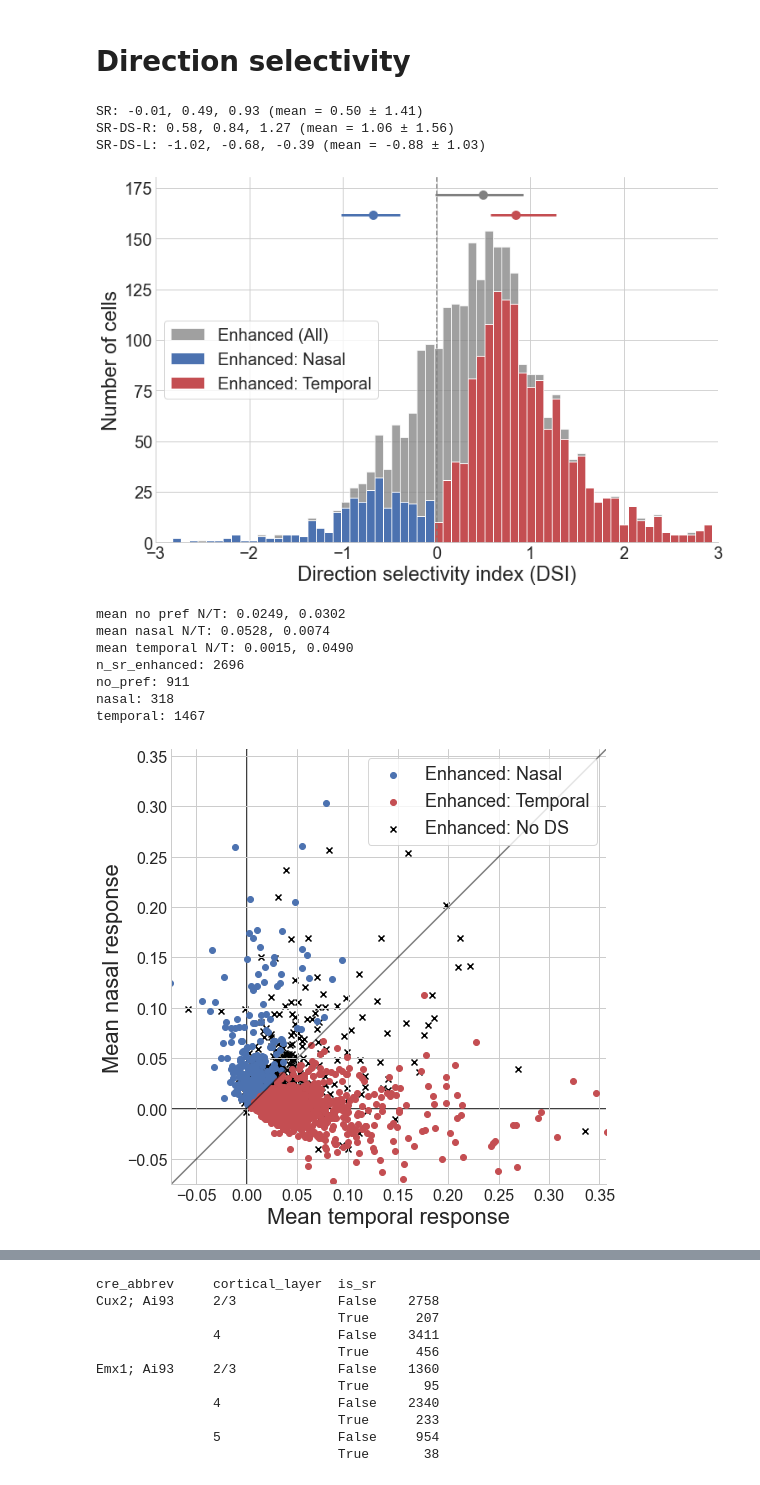
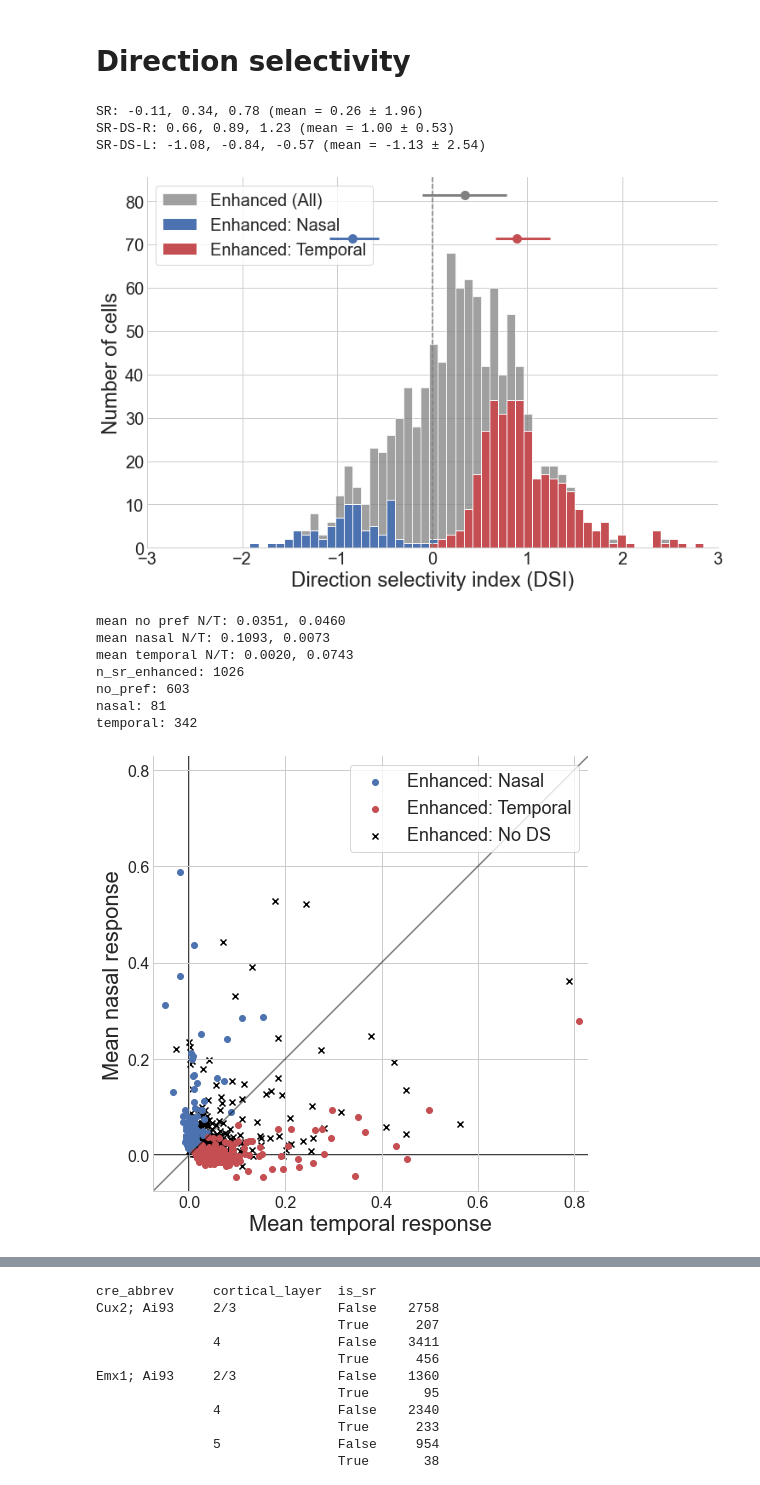
Before and after one commit to AllenInstitute/visual-coding-saccades, a Jupyter notebook: analysis/analyze_cell_responses.ipynb, the cells around one changed output, grey strips where cells are left out. Drawn from its saved outputs; the diff is of its cells as text; code cells hidden in the pictures.

```diff
--- a/analysis/analyze_cell_responses.ipynb
+++ b/analysis/analyze_cell_responses.ipynb
@@ -148,4 +151,0 @@ Index(['cre_line', 'cre_abbrev', 'depth', 'targeted_structure', 'container_id',
-# %%
-df = cells[(cells["response_classification"] == 1) & (cells.ranksum_p_by_direction < 0.05)]
-fig, ax = plt.subplots(figsize=(10, 6), facecolor="white")
-ax.hist(df.mean_right_response - df.mean_left_response, bins=np.linspace(-0.25, 0.25, 25))
@@ -232,0 +172,10 @@ Name: depth, dtype: int64
+# %%
+method = "bonferroni"
+alpha = 0.1
+
+p_corr = multipletests(cells["p_value"], alpha=alpha, method=method)[1]
+is_sr = (p_corr < 0.05)# | (p_corr > 0.95)
+
+print(is_sr.mean())
+
+print((cells["p_value"] < 5e-4).mean())
@@ -258,15 +217,0 @@ Text(0.5, 1.0, 'V1 neurons')
-# %%
-cells["depth_trunc"] = 100 * (cells["depth"]/100).astype(int)
-cells.at[cells["cre_line"] == "Scnn1a-Tg3-Cre; Camk2a-tTA; Ai93(TITL-GCaMP6f)", "depth_trunc"] = 200
-cells.at[cells["cre_line"] == "Nr5a1-Cre; Camk2a-tTA; Ai93(TITL-GCaMP6f)", "depth_trunc"] = 200
-cells.at[cells["cre_line"] == "Fezf2-CreER; Ai148(TIT2L-GC6f-ICL-tTA2)", "depth_trunc"] = 300
-cells.at[cells["depth_trunc"] == 400, "depth_trunc"] = 300
-
-depth_to_layer = {
-    100: "2/3",
-    200: "4",
-    300: "5",
-    500: "6",
-}
-
-cells["cortical_layer"] = cells["depth_trunc"].apply(lambda depth_trunc: depth_to_layer[depth_trunc])
@@ -859,17 +758,18 @@ with plt.style.context("seaborn-whitegrid"):
     plt.setp((ax.get_xticklabels(), ax.get_yticklabels()), fontsize=20)
     ax.set_xlabel("Direction selectivity index (DSI)", fontsize=24)
     ax.set_ylabel("Number of cells", fontsize=24)
-    ax.legend(fontsize=20, loc="center left", frameon=True)
+    ax.legend(fontsize=20, loc="upper left", frameon=True)
     ax.spines["top"].set_visible(False)
     ax.spines["right"].set_visible(False)
-    savefig(fig, "direction_selectivity.png")
+    savefig(fig, "direction_selectivity_spontaneous.png")
+    # savefig(fig, "direction_selectivity.png")
 
     # ax.set_title("Direction selectivity")
 # %% [output]
-SR: -0.01, 0.49, 0.93 (mean = 0.50 ± 1.41)
-SR-DS-R: 0.58, 0.84, 1.27 (mean = 1.06 ± 1.56)
-SR-DS-L: -1.02, -0.68, -0.39 (mean = -0.88 ± 1.03)
+SR: -0.11, 0.34, 0.78 (mean = 0.26 ± 1.96)
+SR-DS-R: 0.66, 0.89, 1.23 (mean = 1.00 ± 0.53)
+SR-DS-L: -1.08, -0.84, -0.57 (mean = -1.13 ± 2.54)
-[figure, old version]
+[figure, new version]
 # %%
 def plot_yeqx(ax, **kwargs):
     lims = [
@@ -893,42 +793,43 @@ with plt.style.context("seaborn-whitegrid"):
     no_pref = is_sr & ~(cells["is_sr_ds"])
     nasal = is_sr & (cells["preferred_direction"] == -1)
     nasal_suppressed = is_sr & (cells["preferred_direction"] == -1)
     temporal = is_sr & (cells["preferred_direction"] == 1)
 
     ax.scatter(x[nasal], y[nasal], color="b", alpha=1, label=f"Enhanced: Nasal") # ({nasal.sum()/n_sr*100:.1f}%)
     ax.scatter(x[temporal], y[temporal], color="r", alpha=1, label=f"Enhanced: Temporal") # ({temporal.sum()/n_sr*100:.1f}%)
     ax.scatter(x[no_pref], y[no_pref], color="black", marker="x", label=f"Enhanced: No DS", zorder=0) # ({no_pref.sum()/n_sr*100:.1f}%)
 
     print(f"mean no pref N/T: {y[no_pref].mean():.4f}, {x[no_pref].mean():.4f}")
     print(f"mean nasal N/T: {y[nasal].mean():.4f}, {x[nasal].mean():.4f}")
     print(f"mean temporal N/T: {y[temporal].mean():.4f}, {x[temporal].mean():.4f}")
 
     ax.set_xlabel("Mean temporal response", fontsize=22)
     ax.set_ylabel("Mean nasal response", fontsize=22)
     plt.setp((ax.get_xticklabels(), ax.get_yticklabels()), fontsize=16)
     print(f"n_sr_enhanced: {n_sr}")
     print(f"no_pref: {no_pref.sum()}")
     print(f"nasal: {nasal.sum()}")
     print(f"temporal: {temporal.sum()}")
 
     ax.legend(loc="upper right", fontsize=18, frameon=True)
     ax.set_xlim(-0.075, np.quantile(x[cells["is_sr"]], [0.995]))
     ax.set_ylim(-0.075, np.quantile(y[cells["is_sr"]], [0.995]))
     ax.spines["top"].set_visible(False)
     ax.spines["right"].set_visible(False)
     plot_yeqx(ax, color="black", alpha=0.5)
     ax.axhline(y=0, color="black", zorder=0)
     ax.axvline(x=0, color="black", zorder=0)
-    savefig(fig, "direction_selectivity_scatter.png")
+    savefig(fig, "direction_selectivity_scatter_spontaneous.png")
+    # savefig(fig, "direction_selectivity_scatter.png")
 # %% [output]
-mean no pref N/T: 0.0249, 0.0302
-mean nasal N/T: 0.0528, 0.0074
-mean temporal N/T: 0.0015, 0.0490
-n_sr_enhanced: 2696
-no_pref: 911
-nasal: 318
-temporal: 1467
+mean no pref N/T: 0.0351, 0.0460
+mean nasal N/T: 0.1093, 0.0073
+mean temporal N/T: 0.0020, 0.0743
+n_sr_enhanced: 1026
+no_pref: 603
+nasal: 81
+temporal: 342
-[figure, old version]
+[figure, new version]
 # %%
 order = sorted(cells["cortical_layer"].unique())
 
```
Also changed, not shown: parts of 65 cells of this notebook, 20 other files.
